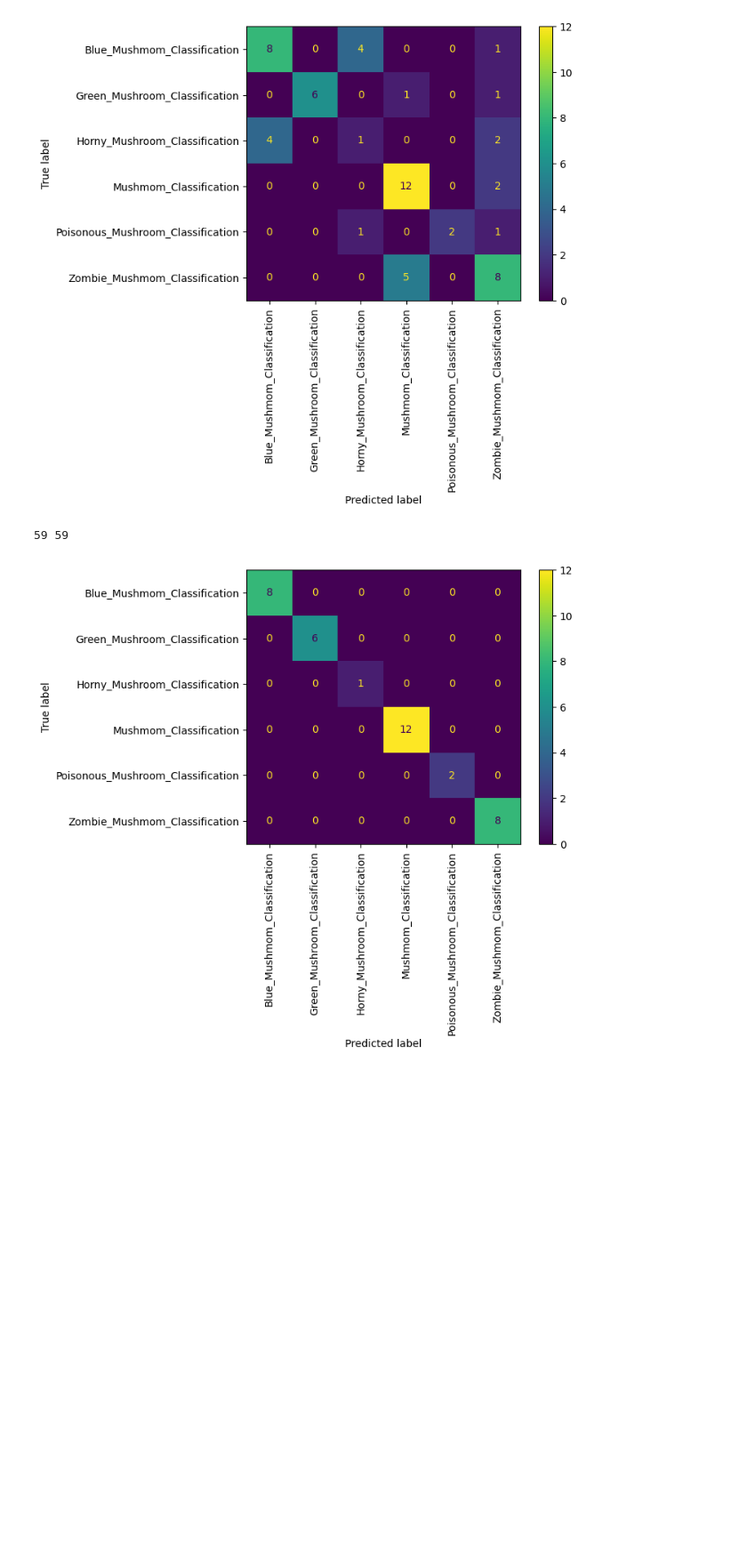
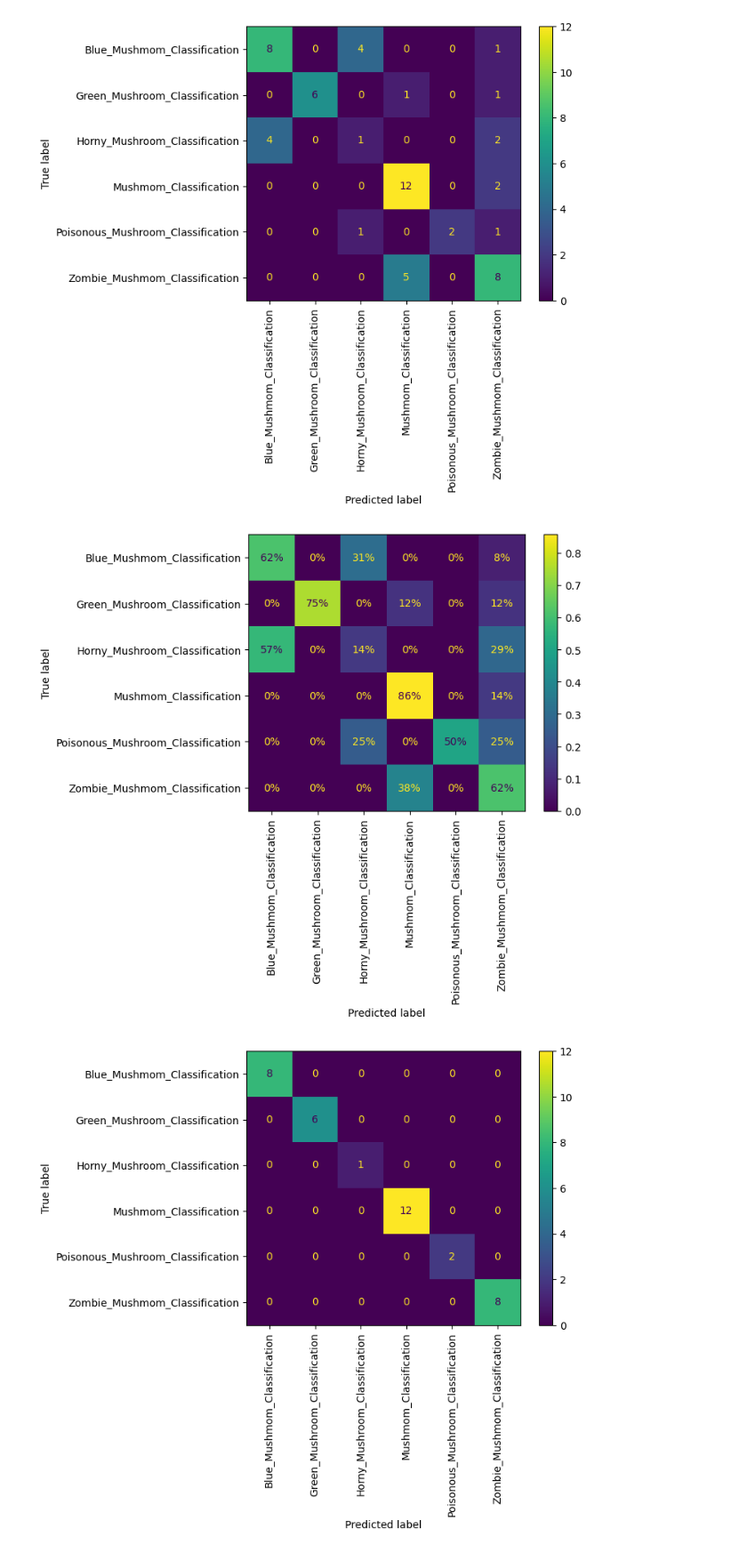
Before and after one commit to iiWhiteii/Maplestory-Classifier, a Jupyter notebook: Maplestory Classifier.ipynb, the cells around one changed output. Shown: that part at 89% size. Saved outputs shown, nothing was run; the diff lists cells and outputs as text; code cells hidden in the pictures; blank space fills up the shorter version.

```diff
--- a/Maplestory Classifier.ipynb
+++ b/Maplestory Classifier.ipynb
@@ -154,7 +154,12 @@ ConfusionMatrixDisplay.from_predictions(y_train,y_train_pred, xticks_rotation= 9
 <sklearn.metrics._plot.confusion_matrix.ConfusionMatrixDisplay at 0x...>
 [figure]
 # %%
-print(len(y_train),len(X_train))
+error = ConfusionMatrixDisplay.from_predictions(y_train,y_train_pred,normalize='true',values_format ='.0%' , xticks_rotation= 90)
+
+#Each column represent the error madeo that particular image. For instant there is row # 1  column  # 3. It represent 31% error made on Blue_Mushmom_Classification.
+
+
+#print(len(y_train),len(X_train))
 # %% [output]
-59 59
+[figure, added]
 # %%
```
Also changed, not shown: parts of 1 cell of this notebook.
